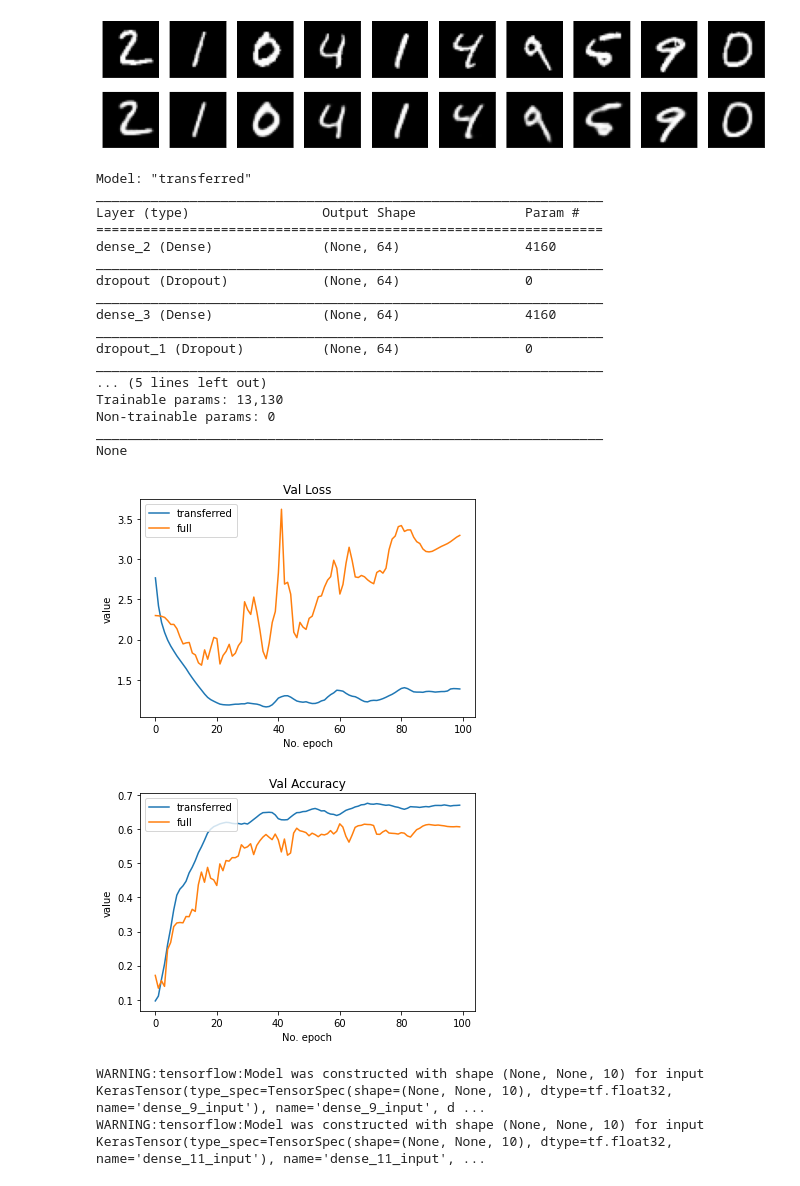
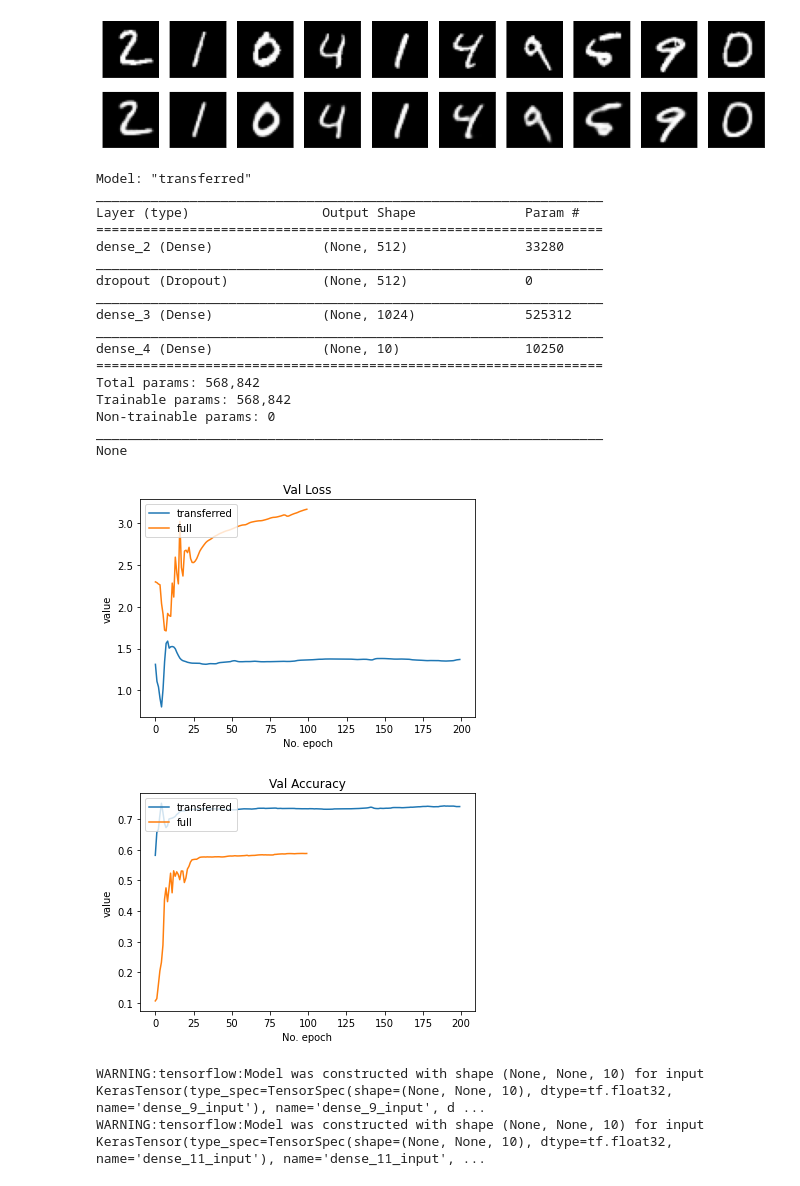
Before and after one commit to tGhattas/DL, a Jupyter notebook: GAN_MNIST_latent_space.ipynb, the cells around one changed output. Saved outputs shown, nothing was run; the diff lists cells and outputs as text; code cells hidden in the pictures.

```diff
--- a/GAN_MNIST_latent_space.ipynb
+++ b/GAN_MNIST_latent_space.ipynb
@@ -125,11 +125,9 @@ def plot(models, attrs=None):
 #@title Transfer Learning
 
 classifier = Sequential(name='transferred')
-classifier.add(layers.Dense(64, activation='relu', input_shape=(latent_dim,)))
+classifier.add(layers.Dense(512, activation='relu', input_shape=(latent_dim,)))
 classifier.add(layers.Dropout(0.2))
-classifier.add(layers.Dense(64, activation='relu'))
-classifier.add(layers.Dropout(0.2))
-classifier.add(layers.Dense(64, activation='relu'))
+classifier.add(layers.Dense(1024, activation='relu'))
 classifier.add(layers.Dense(10, activation='softmax'))
 
 train_codes = encoder.predict(x_train[:sml_train_size])
@@ -143,42 +141,42 @@ classifier.fit(train_codes, y_train[:sml_train_size],
               batch_size=16,
               shuffle=True,
               validation_data=(test_codes, y_test), callbacks=[TqdmCallback(verbose=1)])
 
 full_cls_enc = keras.models.clone_model(encoder)
 full_cls_cls = keras.models.clone_model(classifier)
 full_cls = keras.Model(full_cls_enc.inputs, full_cls_cls(full_cls_enc.outputs), name='full')
 
 full_cls.compile(loss='categorical_crossentropy', optimizer='adam', metrics=['accuracy'])
 
 full_cls.fit(x_train[:sml_train_size], y_train[:sml_train_size],
             epochs=100,
             verbose=0,
             batch_size=16,
             shuffle=True,
             validation_data=(x_test, y_test),
             callbacks=[TqdmCallback(verbose=1)])
 
 plot([classifier, full_cls])
 # %% [output]
 Model: "transferred"
 _________________________________________________________________
 Layer (type)                 Output Shape              Param #
 =================================================================
-dense_2 (Dense)              (None, 64)                4160
+dense_2 (Dense)              (None, 512)               33280
 _________________________________________________________________
-dropout (Dropout)            (None, 64)                0
+dropout (Dropout)            (None, 512)               0
 _________________________________________________________________
-dense_3 (Dense)              (None, 64)                4160
+dense_3 (Dense)              (None, 1024)              525312
 _________________________________________________________________
-dropout_1 (Dropout)          (None, 64)                0
-_________________________________________________________________
-... (5 lines left out)
-Trainable params: 13,130
+dense_4 (Dense)              (None, 10)                10250
+=================================================================
+Total params: 568,842
+Trainable params: 568,842
 Non-trainable params: 0
 _________________________________________________________________
 None
-[figure, old version]
+[figure, new version]
-[figure, old version]
+[figure, new version]
 # %%
 #@title Generator & Discriminator Definition
 
```
Also changed, not shown: parts of 5 cells of this notebook.
